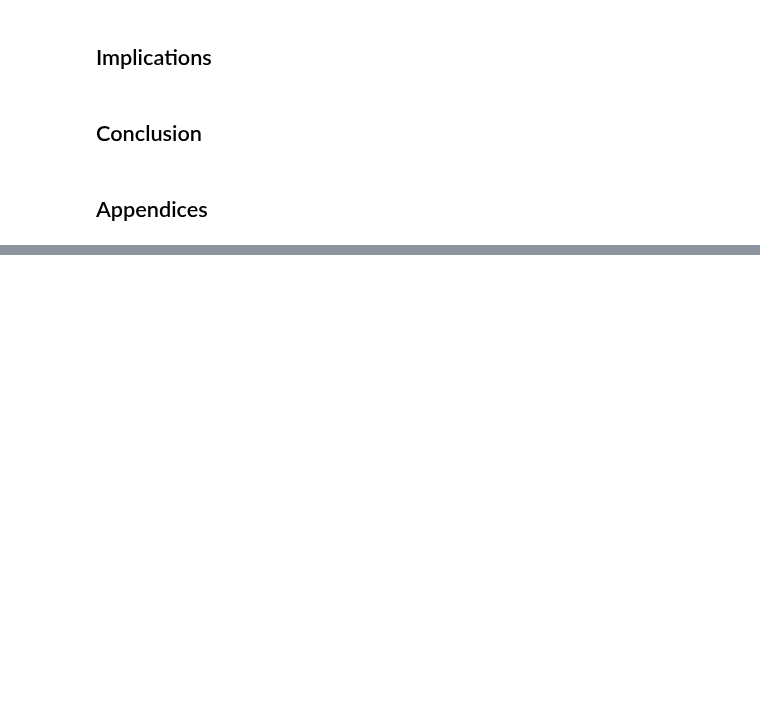
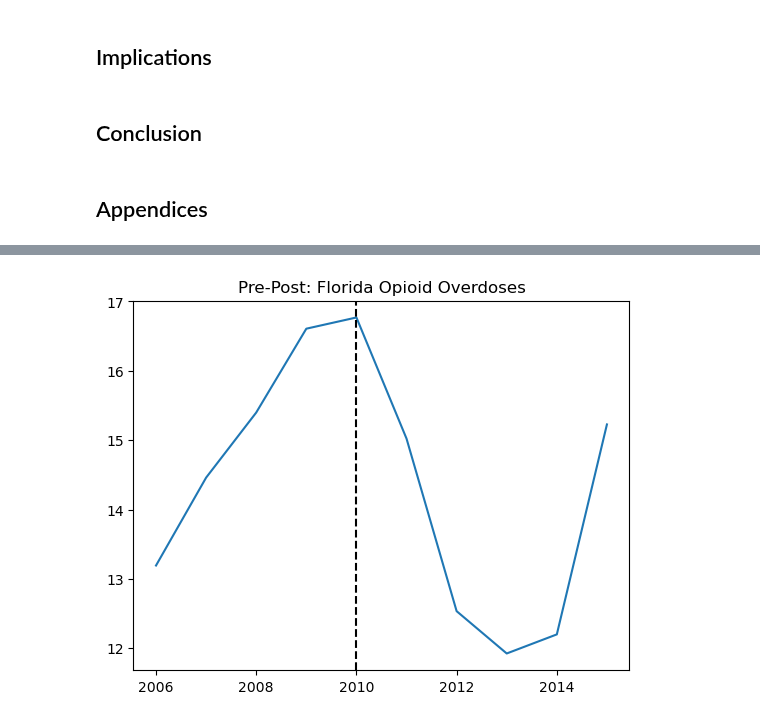
Before and after one commit to rakiranelson/IDS590-Opioids-Final-Project, a Jupyter notebook: opioid_dsm.ipynb, the cells around one changed output, grey strips where cells are left out. Drawn from its saved outputs; the diff is of its cells as text; code cells hidden in the pictures; blank space fills up the shorter version.

```diff
--- a/opioid_dsm.ipynb
+++ b/opioid_dsm.ipynb
@@ -51,0 +250,10 @@ The remainder of this memo provides the evidence required to make these decision
+# %%
+fl = opioids_states_od[opioids_states_od["state"] == "FLORIDA"]
+mean_fl = fl.groupby("year")["overdose_per_100k"].mean()
+
+plt.plot(mean_fl.index, mean_fl.values)
+plt.axvline(2010, linestyle="--", color="black")
+plt.title("Pre-Post: Florida Opioid Overdoses")
+plt.show()
+# %% [output]
+[figure, added]
```
Also changed, not shown: parts of 9 cells of this notebook.
